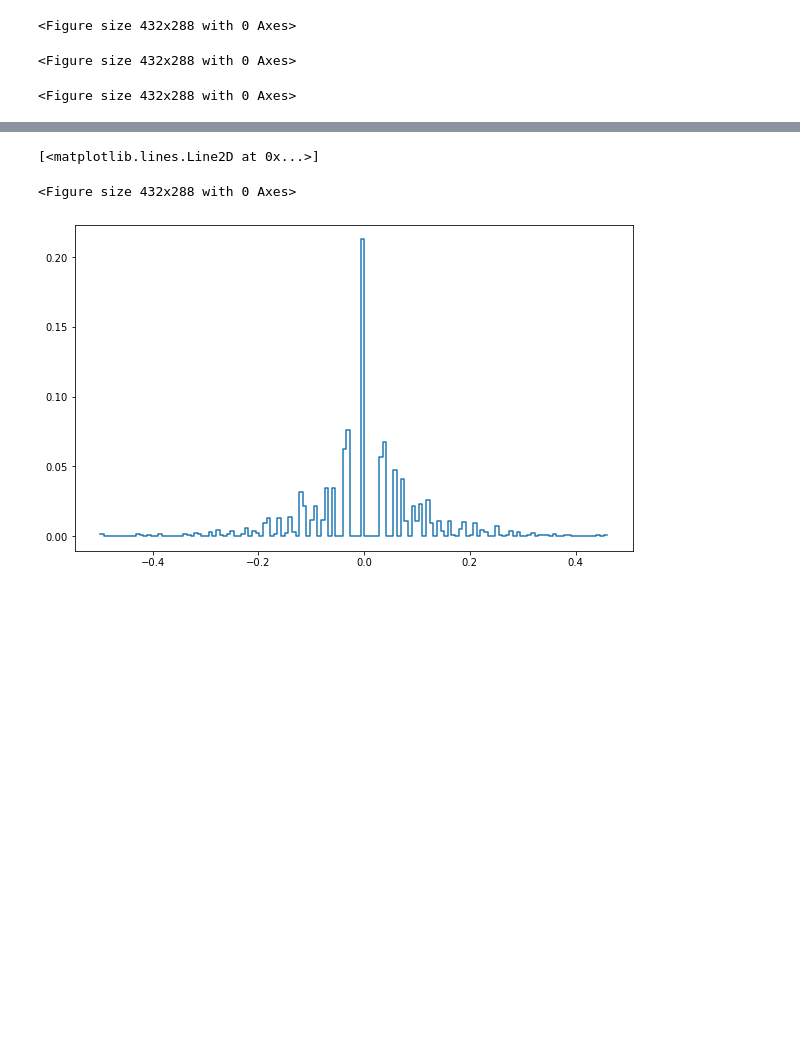
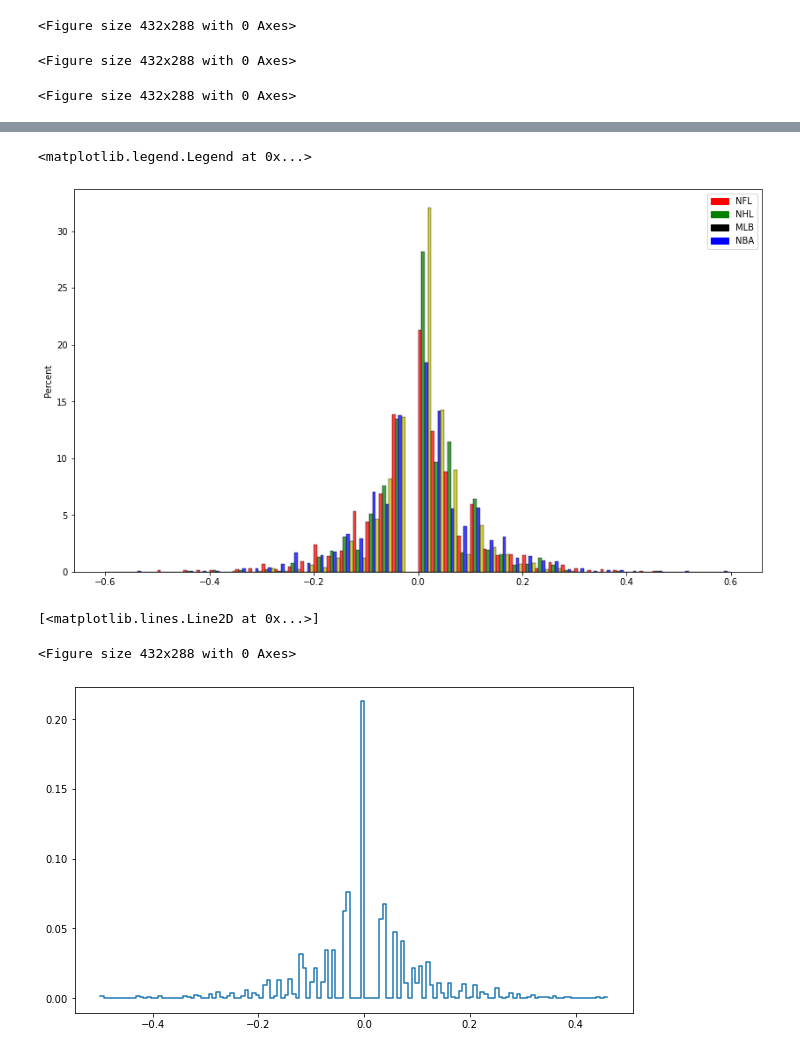
Before and after one commit to conner-mcnicholas/jupyter_notebooks, a Jupyter notebook: SPORT PLOTS.ipynb, the cells around one changed output, grey strips where cells are left out. Drawn from its saved outputs; the diff is of its cells as text; code cells hidden in the pictures; blank space fills up the shorter version.

```diff
--- a/SPORT PLOTS.ipynb
+++ b/SPORT PLOTS.ipynb
@@ -155,0 +163,3 @@ plt.show()
+# %%
+HIST_BINS = np.linspace(-.60, .60, 49)
+HIST_BINS
@@ -156,3 +174,18 @@ plt.show()
+# %%
+import matplotlib.patches as mpatches
+
+red_patch = mpatches.Patch(color='red', label='NFL')
+blue_patch = mpatches.Patch(color='blue', label='NBA')
+green_patch = mpatches.Patch(color='green', label='NHL')
+cyan_patch = mpatches.Patch(color='black', label='MLB')
+fig, ax = plt.subplots(figsize=(14, 8))
+plt.legend(handles=[blue_patch,green_patch,cyan_patch,red_patch])
+sports = [dlpctNFL,dlpctNHL,dlpctMLB,dlpctNBA]
+sns.histplot(sports,bins=HIST_BINS,stat="percent",common_norm=False,common_bins=True,fill=True,element='bars',multiple='dodge')
+ax.legend(handles=[red_patch,green_patch,cyan_patch,blue_patch])
+# %% [output]
+<matplotlib.legend.Legend at 0x...>
+[figure, added]
 # %%
 nx, xbins, ptchs = plt.hist(dlpctNFL,bins='auto',density=True)
 plt.clf() # Get rid of this histogram since not the one we want.
```
Also changed, not shown: parts of 16 cells of this notebook.
